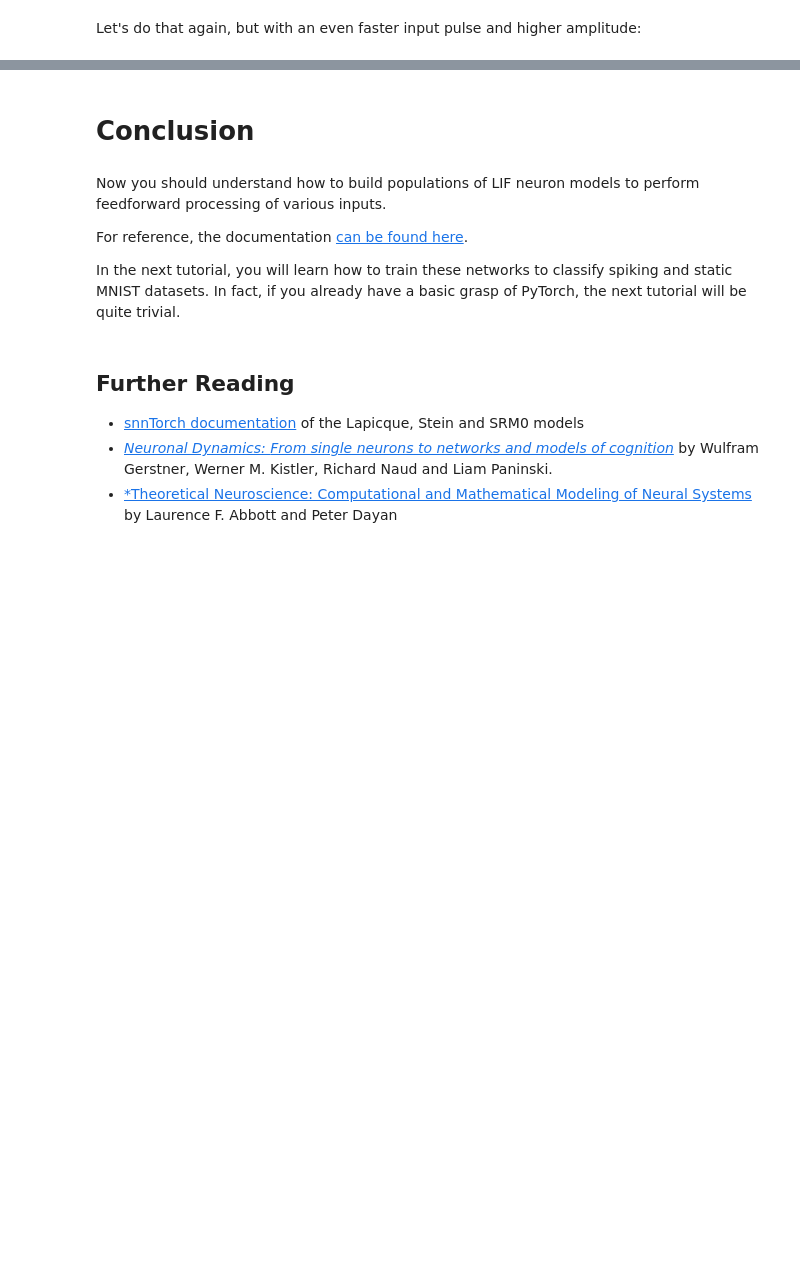
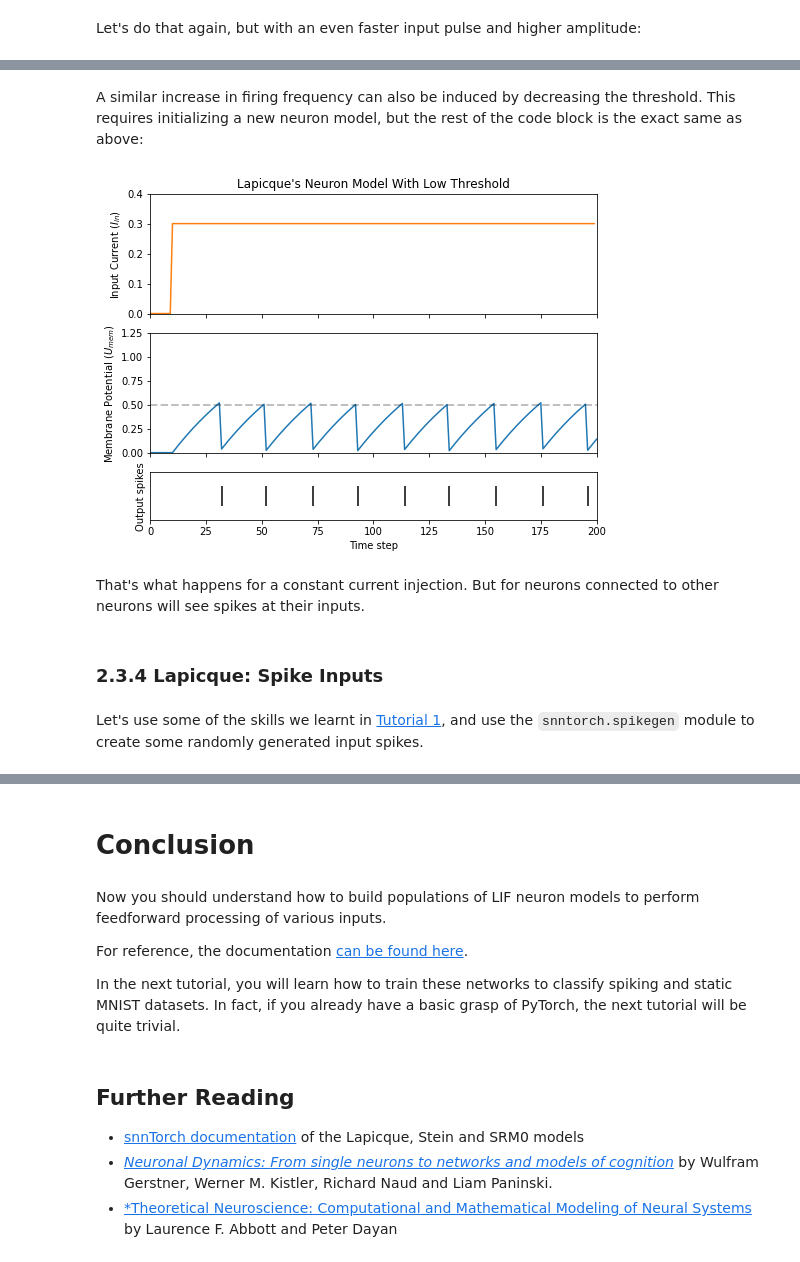
Before and after one commit to jeshraghian/snntorch, a Jupyter notebook: examples/tutorial_2_neurons_update.ipynb, the cells around one changed output, grey strips where cells are left out. Drawn from its saved outputs; the diff is of its cells as text; code cells hidden in the pictures; blank space fills up the shorter version.

```diff
--- a/examples/tutorial_2_neurons_update.ipynb
+++ b/examples/tutorial_2_neurons_update.ipynb
@@ -528,0 +706,52 @@ So far, we have only seen how a neuron will react to spikes coming in at the inp
+# %% [markdown]
+A similar increase in firing frequency can also be induced by decreasing the threshold. This requires initializing a new neuron model, but the rest of the code block is the exact same as above:
+# %%
+# Half the threshold
+lif3 = snn.Lapicque(R=5, C=10, threshold=0.5)
+
+# Initialize membrane and output
+mem = torch.zeros(1)
+spk_out = torch.zeros(1)
+mem_rec = [mem]
+spk_rec = [spk_out]
+
+# Simulation run across 200 time steps.
+for step in range(num_steps):
+  spk_out, mem = lif3(cur_in[step], mem)
+
+  # record outputs over time
+  mem_rec.append(mem)
+  spk_rec.append(spk_out)
+
+# Generate Plots
+fig, ax = plt.subplots(3, figsize=(8,6), sharex=True,
+                       gridspec_kw = {'height_ratios': [1, 1, 0.4]})
+
+# Plot input current
+ax[0].plot(cur_in, c="tab:orange")
+ax[0].set_ylim([0, 0.4])
+ax[0].set_xlim([0, 200])
+ax[0].set_ylabel("Input Current ($I_{in}$)")
+ax[0].set_title("Lapicque's Neuron Model With Low Threshold")
+
+# Plot membrane potential
+ax[1].plot(mem_rec)
+ax[1].set_ylim([0, 1.25])
+ax[1].set_ylabel("Membrane Potential ($U_{mem}$)")
+ax[1].axhline(y=0.5, alpha=0.25, linestyle="dashed", c="black", linewidth=2)
+plt.xlabel("Time step")
+
+# Plot output spike using spikeplot
+splt.raster(torch.tensor(spk_rec), ax[2], s=400, c="black", marker="|")
+plt.ylabel("Output spikes")
+plt.yticks([])
+
+plt.show()
+# %% [output]
+[figure, added]
+# %% [markdown]
+That's what happens for a constant current injection. But for neurons connected to other neurons will see spikes at their inputs.
+# %% [markdown]
+### 2.3.4 Lapicque: Spike Inputs
+# %% [markdown]
+Let's use some of the skills we learnt in [Tutorial 1](https://colab.research.google.com/github/jeshraghian/snntorch/blob/tutorials/examples/tutorial_1_spikegen.ipynb), and use the `snntorch.spikegen` module to create some randomly generated input spikes.
```
Also changed, not shown: parts of 65 cells of this notebook.
